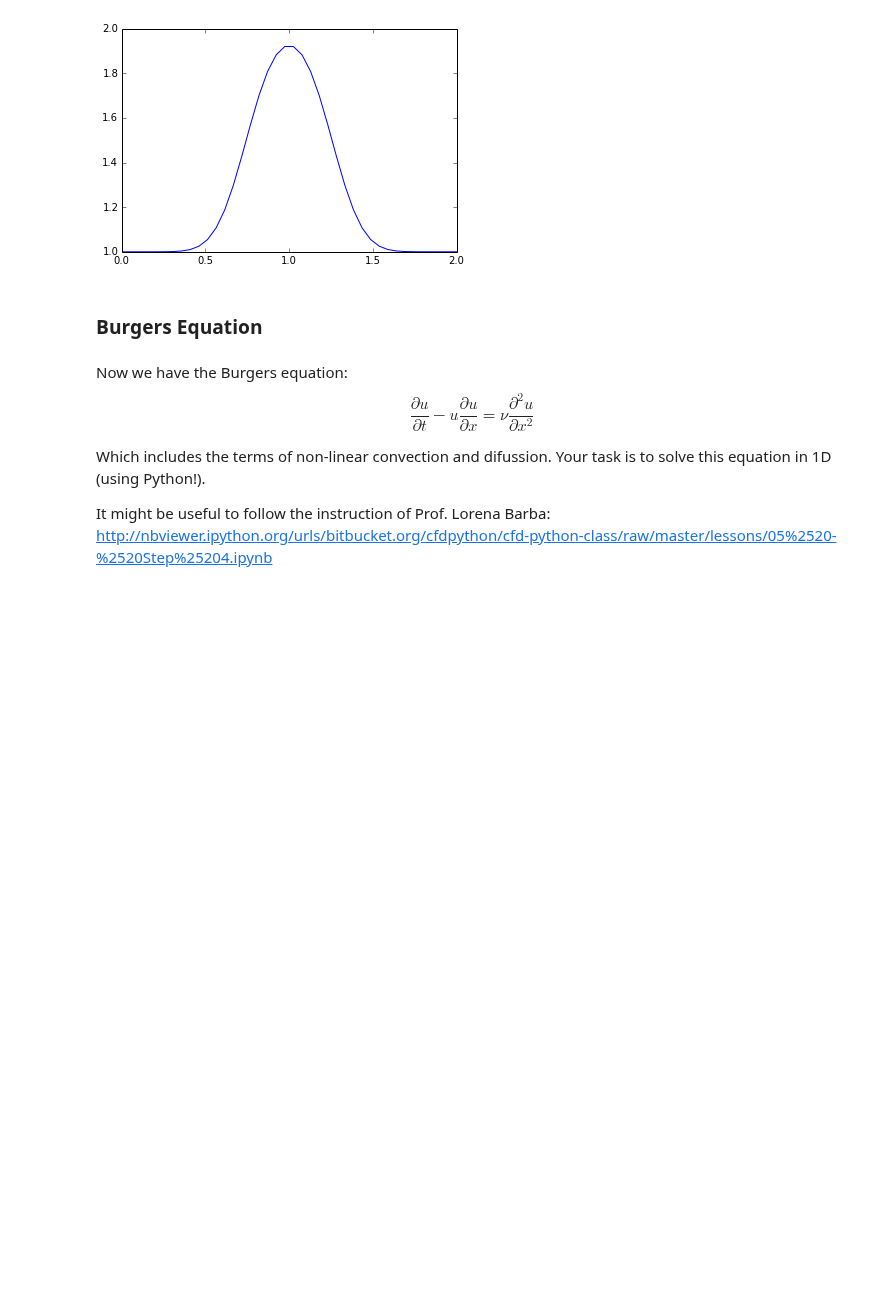
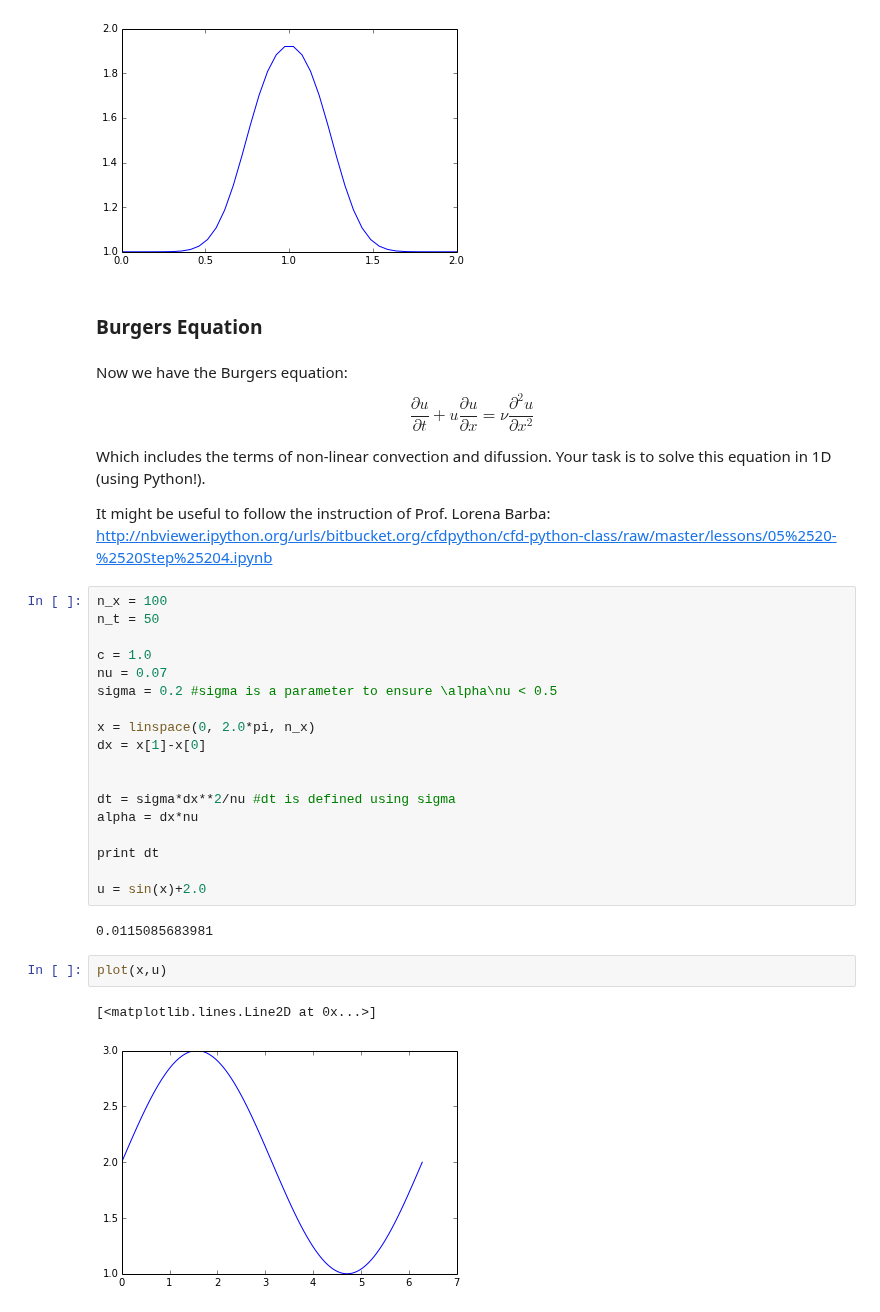
Before and after one commit to dhuertasanchez/ComputationalMethods, a Jupyter notebook: notes/basic_CFD.ipynb, the cells around one changed output. Saved outputs shown, nothing was run; the diff lists cells and outputs as text; blank space fills up the shorter version.

```diff
--- a/notes/basic_CFD.ipynb
+++ b/notes/basic_CFD.ipynb
@@ -201,10 +203,35 @@ plot(x,u)
 # %% [markdown]
 Now we have the Burgers equation:
 $$
-\frac{\partial u}{\partial t} - u\frac{\partial u}{\partial x} = \nu\frac{\partial^2 u}{\partial x^2}
+\frac{\partial u}{\partial t} + u\frac{\partial u}{\partial x} = \nu\frac{\partial^2 u}{\partial x^2}
 $$
 
 Which includes the terms of non-linear convection and difussion. Your task is to solve this equation in 1D (using Python!).
 
 It might be useful to follow the instruction of Prof. Lorena Barba:
 http://nbviewer.ipython.org/urls/bitbucket.org/cfdpython/cfd-python-class/raw/master/lessons/05%2520-%2520Step%25204.ipynb
+# %%
+n_x = 100
+n_t = 50
+
+c = 1.0
+nu = 0.07
+sigma = 0.2 #sigma is a parameter to ensure \alpha\nu < 0.5
+
+x = linspace(0, 2.0*pi, n_x)
+dx = x[1]-x[0]
+
+
+dt = sigma*dx**2/nu #dt is defined using sigma
+alpha = dx*nu
+
+print dt
+
+u = sin(x)+2.0
+# %% [output]
+0.0115085683981
+# %%
+plot(x,u)
+# %% [output]
+[<matplotlib.lines.Line2D at 0x...>]
+[figure, added]
```
Also changed, not shown: parts of 8 cells of this notebook.
